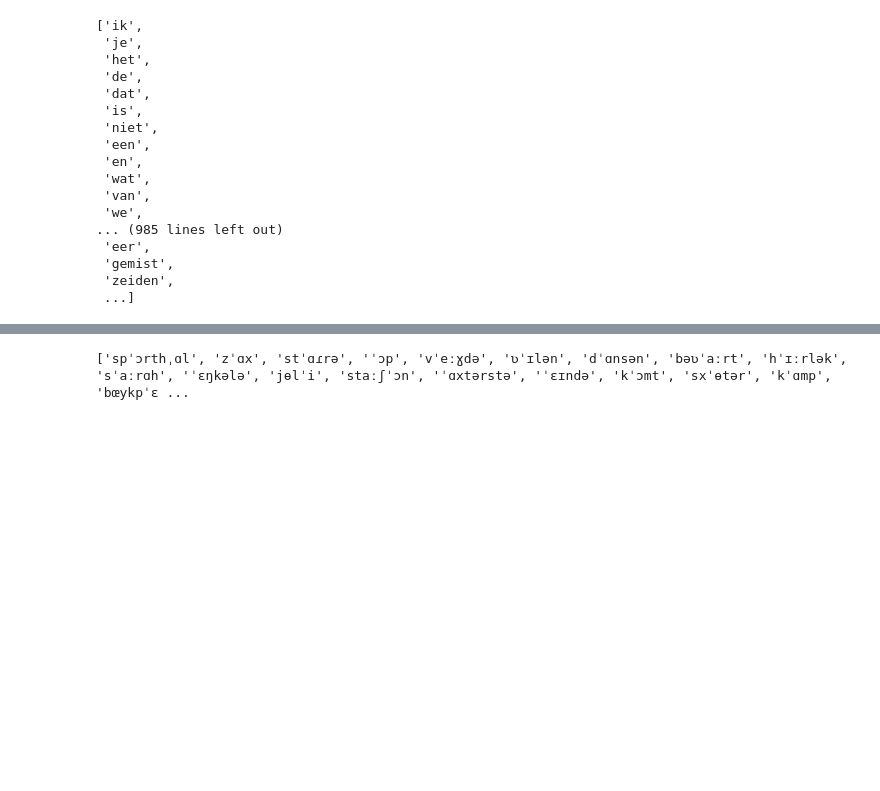
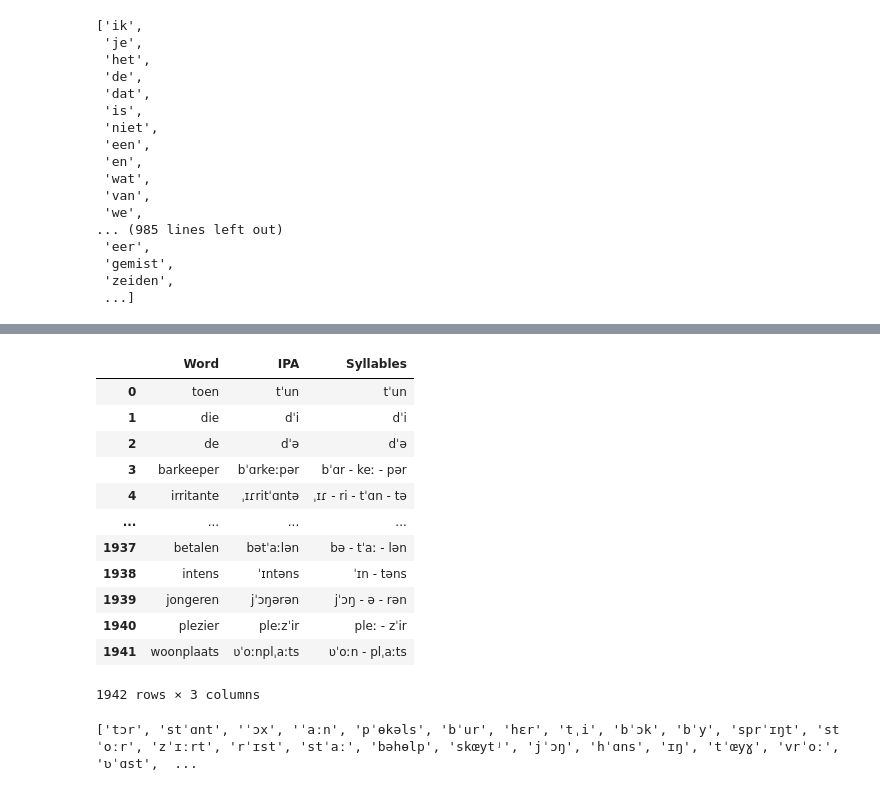
Before and after one commit to suneelbanerjee/MOUS_hierarchical-representations, a Jupyter notebook: master_table IPA.ipynb, the cells around one changed output, grey strips where cells are left out. Drawn from its saved outputs; the diff is of its cells as text; code cells hidden in the pictures; blank space fills up the shorter version.

```diff
--- a/master_table IPA.ipynb
+++ b/master_table IPA.ipynb
@@ -615,8 +314,26 @@ MOUS_IPA_transcriptions['Syllables'] = MOUS_IPA_transcriptions['IPA'].apply(lamb
 # %%
-MOUS_IPA_transcriptions.to_csv('/home/neel/Desktop/MOUS_hierarchical-representations/MOUS_IPA_transcriptions.csv', index = False)
+# MOUS_IPA_transcriptions.to_csv('/home/neel/Desktop/MOUS_hierarchical-representations/MOUS_IPA_transcriptions.csv', index = False)
+MOUS_IPA_transcriptions = pd.read_csv('/home/neel/Desktop/MOUS_hierarchical-representations/MOUS_IPA_transcriptions.csv')
+# %%
+# Display the resulting DataFrame
+MOUS_IPA_transcriptions
+# %% [output]
+|  | Word | IPA | Syllables |
+| 0 | toen | tˈun | tˈun |
+| 1 | die | dˈi | dˈi |
+| 2 | de | dˈə | dˈə |
+| 3 | barkeeper | bˈɑrkeːpər | bˈɑr - keː - pər |
+| 4 | irritante | ˌɪɾritˈɑntə | ˌɪɾ - ri - tˈɑn - tə |
+| ... | ... | ... | ... |
+| 1937 | betalen | bətˈaːlən | bə - tˈaː - lən |
+| 1938 | intens | ˈɪntəns | ˈɪn - təns |
+| 1939 | jongeren | jˈɔŋərən | jˈɔŋ - ə - rən |
+| 1940 | plezier | pleːzˈir | pleː - zˈir |
+| 1941 | woonplaats | ʋˈoːnplˌaːts | ʋˈoːn - plˌaːts |
+1942 rows × 3 columns
 # %%
-# Split each word's syllables into a list
-syllables_list = MOUS_IPA_transcriptions['IPA'].apply(lambda x: x.split('-')).tolist()
+# Split each word's syllables into a list, handling non-string values
+syllables_list = MOUS_IPA_transcriptions['Syllables'].apply(lambda x: x.split(' - ') if isinstance(x, str) else []).tolist()
 
 # Flatten the list of lists
 flattened_syllables = [syllable for sublist in syllables_list for syllable in sublist]
@@ -626,7 +343,7 @@ unique_syllables = list(set(flattened_syllables))
 
 print(unique_syllables)
 # %% [output]
-['spˈɔrthˌɑl', 'zˈɑx', 'stˈɑɾrə', 'ˈɔp', 'vˈeːɣdə', 'ʋˈɪlən', 'dˈɑnsən', 'bəʋˈaːrt', 'hˈɪːrlək', 'sˈaːrɑh', 'ˈɛŋkələ', 'jɵlˈi', 'staːʃˈɔn', 'ˈɑxtərstə', 'ˈɛɪndə', 'kˈɔmt', 'sxˈɵtər', 'kˈɑmp', 'bœykpˈɛ ...
+['tɔr', 'stˈɑnt', 'ˈɔx', 'ˈaːn', 'pˈɵkəls', 'bˈur', 'hɛr', 'tˌi', 'bˈɔk', 'bˈy', 'sprˈɪŋt', 'stˈoːr', 'zˈɪːrt', 'rˈɪst', 'stˈaː', 'bəhɵlp', 'skœytʲ', 'jˈɔŋ', 'hˈɑns', 'ɪŋ', 'tˈœyɣ', 'vrˈoː', 'ʋˈɑst',  ...
 # %%
 subtlex
 # %% [output]
```
Also changed, not shown: parts of 42 cells of this notebook, 3 other files.
